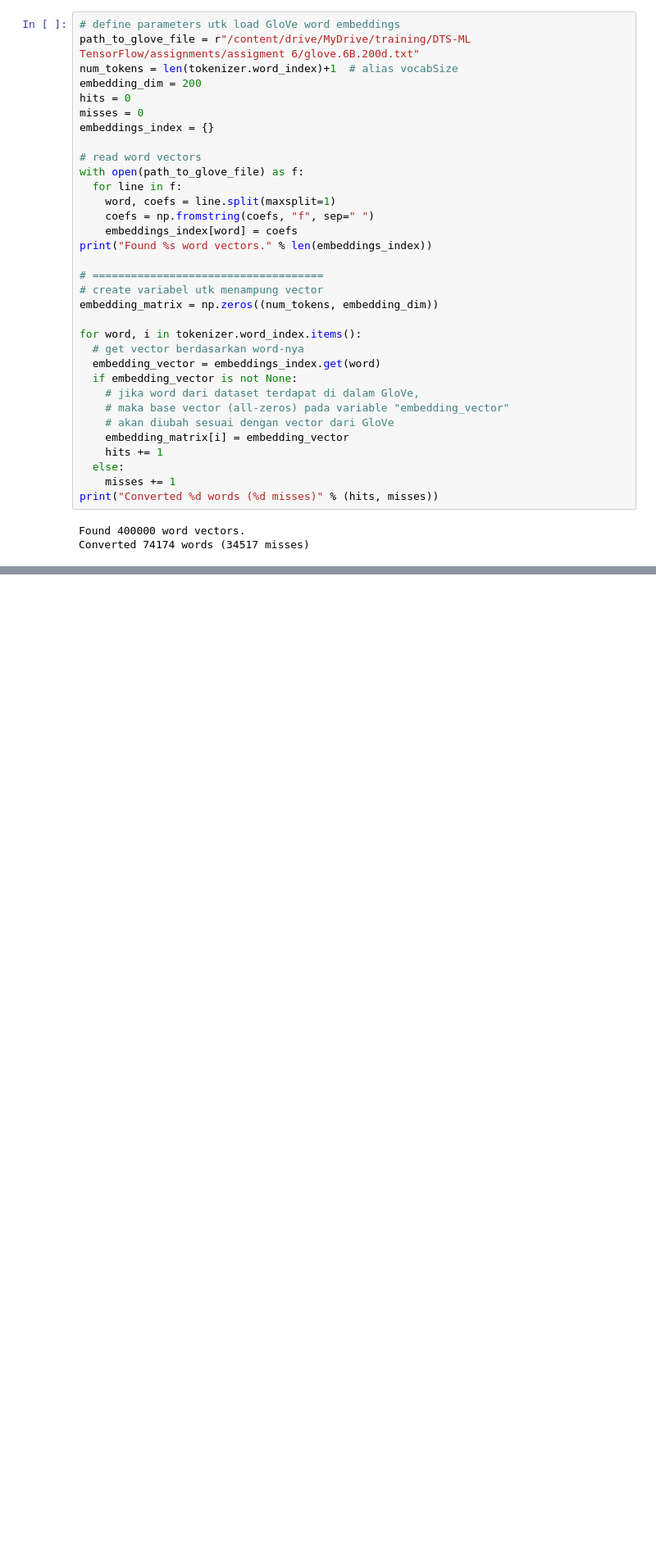
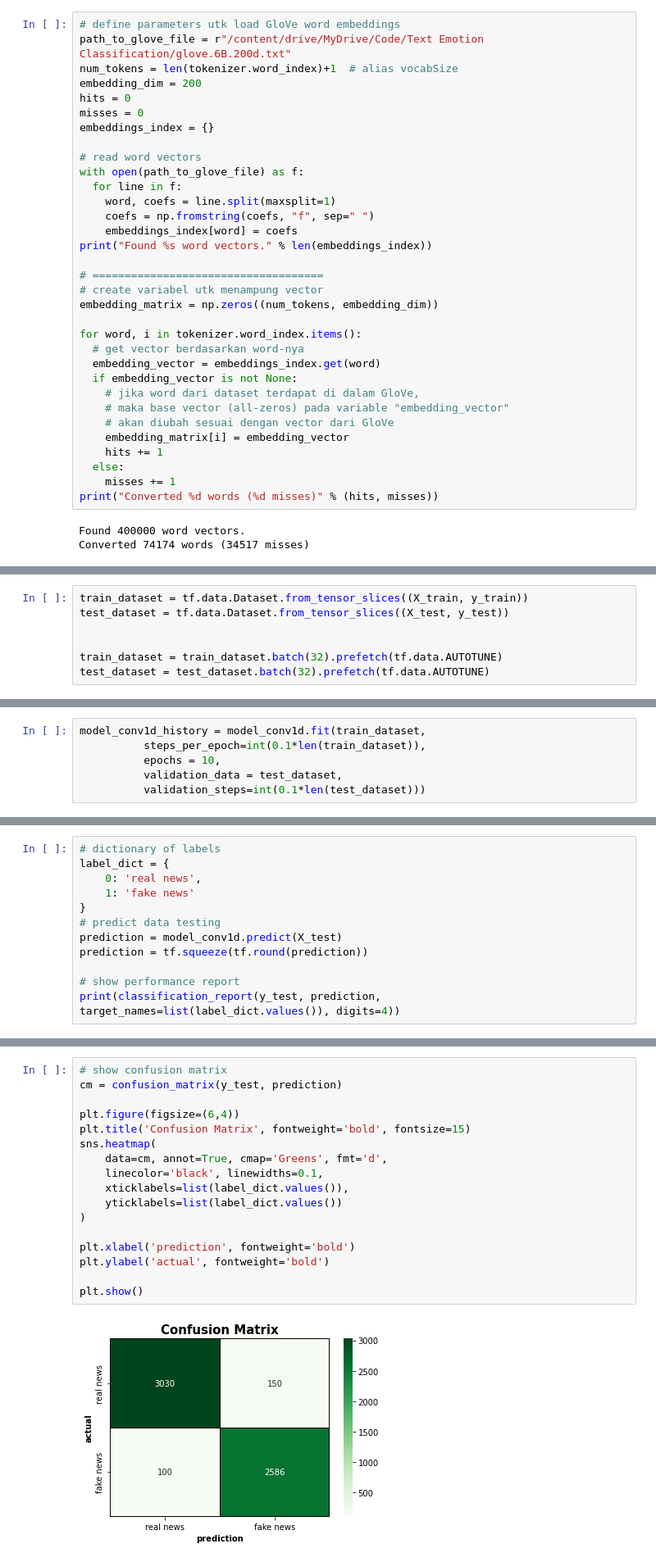
Before and after one commit to muhammadefan/DTS-Final-Assignment, a Jupyter notebook: fake_news_detection.ipynb, the cells around one changed output, grey strips where cells are left out. Shown at 82% size. Drawn from its saved outputs; the diff is of its cells as text; blank space fills up the shorter version.

```diff
--- a/fake_news_detection.ipynb
+++ b/fake_news_detection.ipynb
@@ -648,7 +646,7 @@ jumlah data testing  : 5866 samples
 #note: 15% dari data training akan digunakan sebagai data validasi
 # %%
 # define parameters utk load GloVe word embeddings
-path_to_glove_file = r"/content/drive/MyDrive/training/DTS-ML TensorFlow/assignments/assigment 6/glove.6B.200d.txt"
+path_to_glove_file = r"/content/drive/MyDrive/Code/Text Emotion Classification/glove.6B.200d.txt"
 num_tokens = len(tokenizer.word_index)+1  # alias vocabSize
 embedding_dim = 200
 hits = 0
@@ -684,0 +691,7 @@ Converted 74174 words (34517 misses)
+# %%
+train_dataset = tf.data.Dataset.from_tensor_slices((X_train, y_train))
+test_dataset = tf.data.Dataset.from_tensor_slices((X_test, y_test))
+
+
+train_dataset = train_dataset.batch(32).prefetch(tf.data.AUTOTUNE)
+test_dataset = test_dataset.batch(32).prefetch(tf.data.AUTOTUNE)
@@ -684,0 +738,6 @@ Converted 74174 words (34517 misses)
+# %%
+model_conv1d_history = model_conv1d.fit(train_dataset,
+          steps_per_epoch=int(0.1*len(train_dataset)),
+          epochs = 10,
+          validation_data = test_dataset,
+          validation_steps=int(0.1*len(test_dataset)))
@@ -684,0 +777,12 @@ Converted 74174 words (34517 misses)
+# %%
+# dictionary of labels
+label_dict = {
+    0: 'real news',
+    1: 'fake news'
+}
+# predict data testing
+prediction = model_conv1d.predict(X_test)
+prediction = tf.squeeze(tf.round(prediction))
+
+# show performance report
+print(classification_report(y_test, prediction, target_names=list(label_dict.values()), digits=4))
@@ -684,0 +798,19 @@ Converted 74174 words (34517 misses)
+# %%
+# show confusion matrix
+cm = confusion_matrix(y_test, prediction)
+
+plt.figure(figsize=(6,4))
+plt.title('Confusion Matrix', fontweight='bold', fontsize=15)
+sns.heatmap(
+    data=cm, annot=True, cmap='Greens', fmt='d',
+    linecolor='black', linewidths=0.1,
+    xticklabels=list(label_dict.values()),
+    yticklabels=list(label_dict.values())
+)
+
+plt.xlabel('prediction', fontweight='bold')
+plt.ylabel('actual', fontweight='bold')
+
+plt.show()
+# %% [output]
+[figure, added]
```
Also changed, not shown: parts of 22 cells of this notebook.
